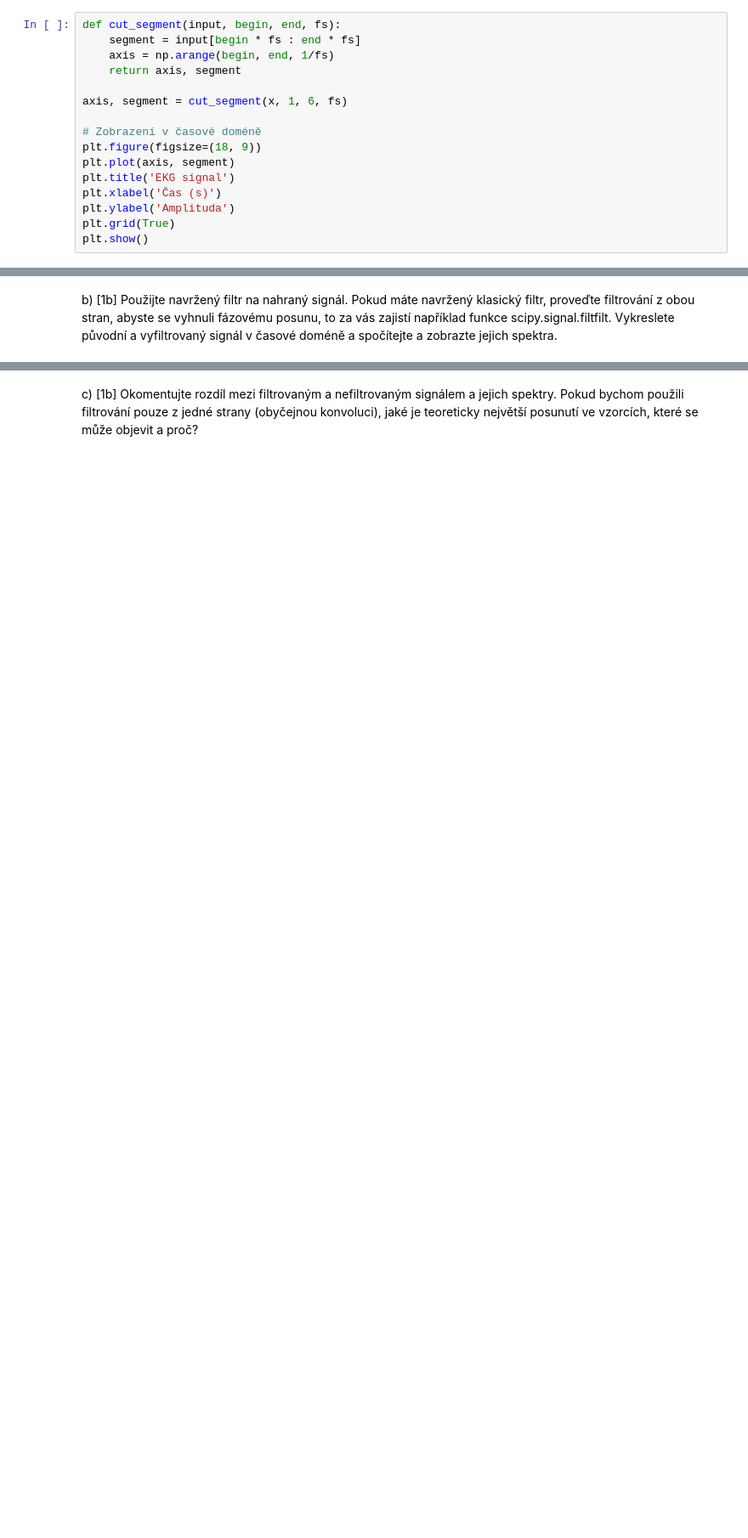
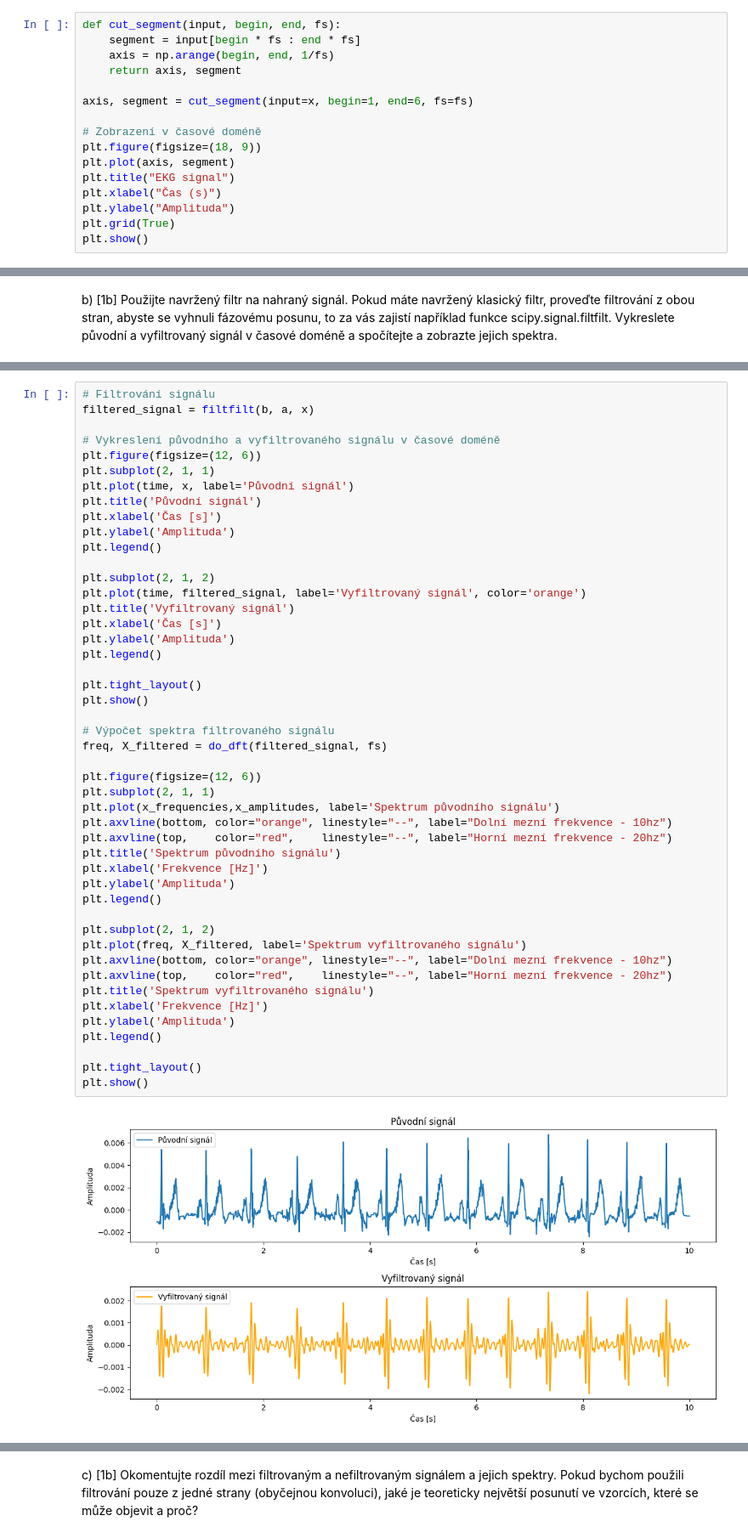
Before and after one commit to MrQvic/ISS-project, a Jupyter notebook: ISS_ECGProject_2023.ipynb, the cells around one changed output, grey strips where cells are left out. Shown at 85% size. Cells and saved outputs as stored; diff of their text form; blank space fills up the shorter version.

```diff
--- a/ISS_ECGProject_2023.ipynb
+++ b/ISS_ECGProject_2023.ipynb
@@ -70,14 +69,14 @@ def cut_segment(input, begin, end, fs):
     axis = np.arange(begin, end, 1/fs)
     return axis, segment
 
-axis, segment = cut_segment(x, 1, 6, fs)
+axis, segment = cut_segment(input=x, begin=1, end=6, fs=fs)
 
 # Zobrazení v časové doméně
 plt.figure(figsize=(18, 9))
 plt.plot(axis, segment)
-plt.title('EKG signal')
-plt.xlabel('Čas (s)')
-plt.ylabel('Amplituda')
+plt.title("EKG signal")
+plt.xlabel("Čas (s)")
+plt.ylabel("Amplituda")
 plt.grid(True)
 plt.show()
 # %% [output]
@@ -215,0 +254,49 @@ a) [2b] Vytvořte filtr pásmové propusti, možnosti jsou dvě: buďto filtrova
+# %%
+# Filtrování signálu
+filtered_signal = filtfilt(b, a, x)
+
+# Vykreslení původního a vyfiltrovaného signálu v časové doméně
+plt.figure(figsize=(12, 6))
+plt.subplot(2, 1, 1)
+plt.plot(time, x, label='Původní signál')
+plt.title('Původní signál')
+plt.xlabel('Čas [s]')
+plt.ylabel('Amplituda')
+plt.legend()
+
+plt.subplot(2, 1, 2)
+plt.plot(time, filtered_signal, label='Vyfiltrovaný signál', color='orange')
+plt.title('Vyfiltrovaný signál')
+plt.xlabel('Čas [s]')
+plt.ylabel('Amplituda')
+plt.legend()
+
+plt.tight_layout()
+plt.show()
+
+# Výpočet spektra filtrovaného signálu
+freq, X_filtered = do_dft(filtered_signal, fs)
+
+plt.figure(figsize=(12, 6))
+plt.subplot(2, 1, 1)
+plt.plot(x_frequencies,x_amplitudes, label='Spektrum původního signálu')
+plt.axvline(bottom, color="orange", linestyle="--", label="Dolní mezní frekvence - 10hz")
+plt.axvline(top,    color="red",    linestyle="--", label="Horní mezní frekvence - 20hz")
+plt.title('Spektrum původního signálu')
+plt.xlabel('Frekvence [Hz]')
+plt.ylabel('Amplituda')
+plt.legend()
+
+plt.subplot(2, 1, 2)
+plt.plot(freq, X_filtered, label='Spektrum vyfiltrovaného signálu')
+plt.axvline(bottom, color="orange", linestyle="--", label="Dolní mezní frekvence - 10hz")
+plt.axvline(top,    color="red",    linestyle="--", label="Horní mezní frekvence - 20hz")
+plt.title('Spektrum vyfiltrovaného signálu')
+plt.xlabel('Frekvence [Hz]')
+plt.ylabel('Amplituda')
+plt.legend()
+
+plt.tight_layout()
+plt.show()
+# %% [output]
+[figure, added]
```
Also changed, not shown: parts of 9 cells of this notebook.
